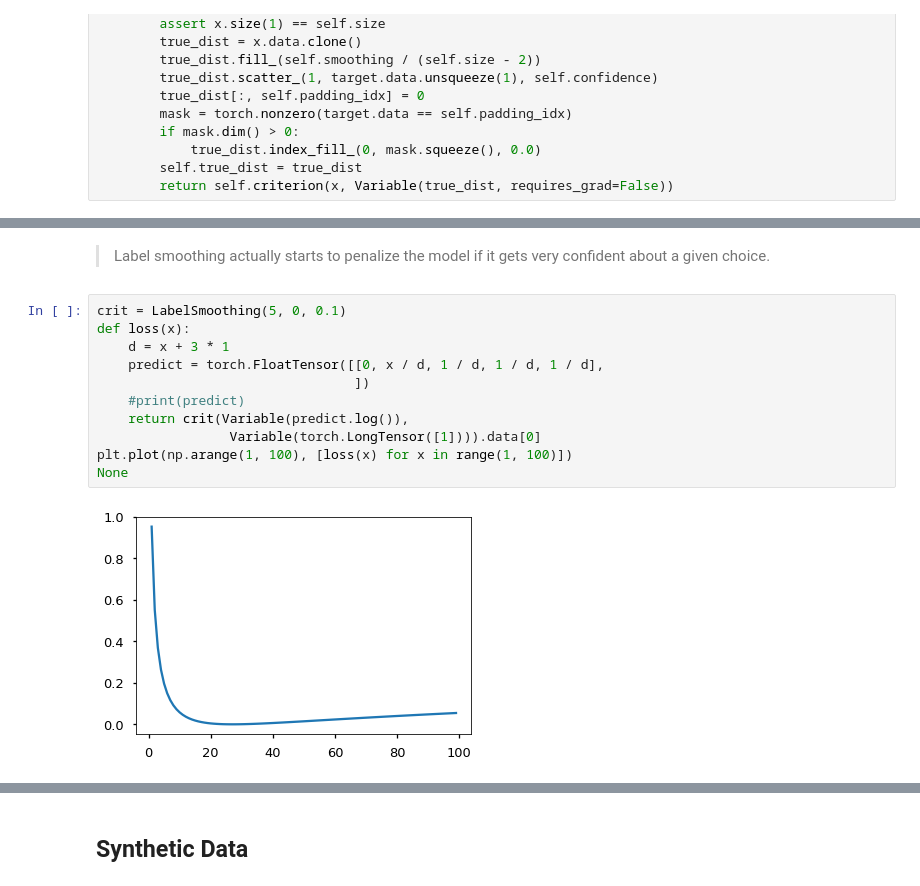
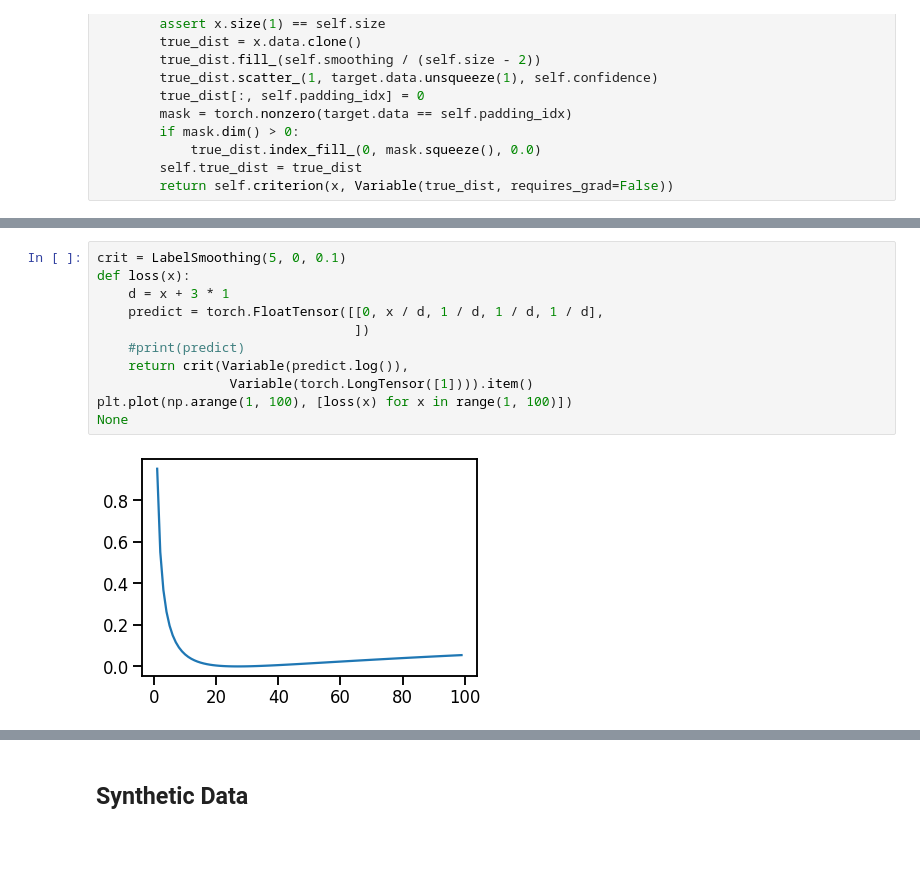
Before and after one commit to suresh-venkate/Code_Repositories, a Jupyter notebook: Deep_Learning/Natural_Language_Processing/Transformer_Models/Transformer_From_Scratch/Transformer_From_Scratch.ipynb, the cells around one changed output, grey strips where cells are left out. Saved outputs shown, nothing was run; the diff lists cells and outputs as text; blank space fills up the shorter version.

```diff
--- a/Deep_Learning/Natural_Language_Processing/Transformer_Models/Transformer_From_Scratch/Transformer_From_Scratch.ipynb
+++ b/Deep_Learning/Natural_Language_Processing/Transformer_Models/Transformer_From_Scratch/Transformer_From_Scratch.ipynb
@@ -689,15 +644,13 @@ None
-# %% [markdown]
-> Label smoothing actually starts to penalize the model if it gets very confident about a given choice.
 # %%
 crit = LabelSmoothing(5, 0, 0.1)
 def loss(x):
     d = x + 3 * 1
     predict = torch.FloatTensor([[0, x / d, 1 / d, 1 / d, 1 / d],
                                  ])
     #print(predict)
     return crit(Variable(predict.log()),
-                 Variable(torch.LongTensor([1]))).data[0]
+                 Variable(torch.LongTensor([1]))).item()
 plt.plot(np.arange(1, 100), [loss(x) for x in range(1, 100)])
 None
 # %% [output]
-[figure, old version]
+[figure, new version]
```
Also changed, not shown: parts of 86 cells of this notebook.
